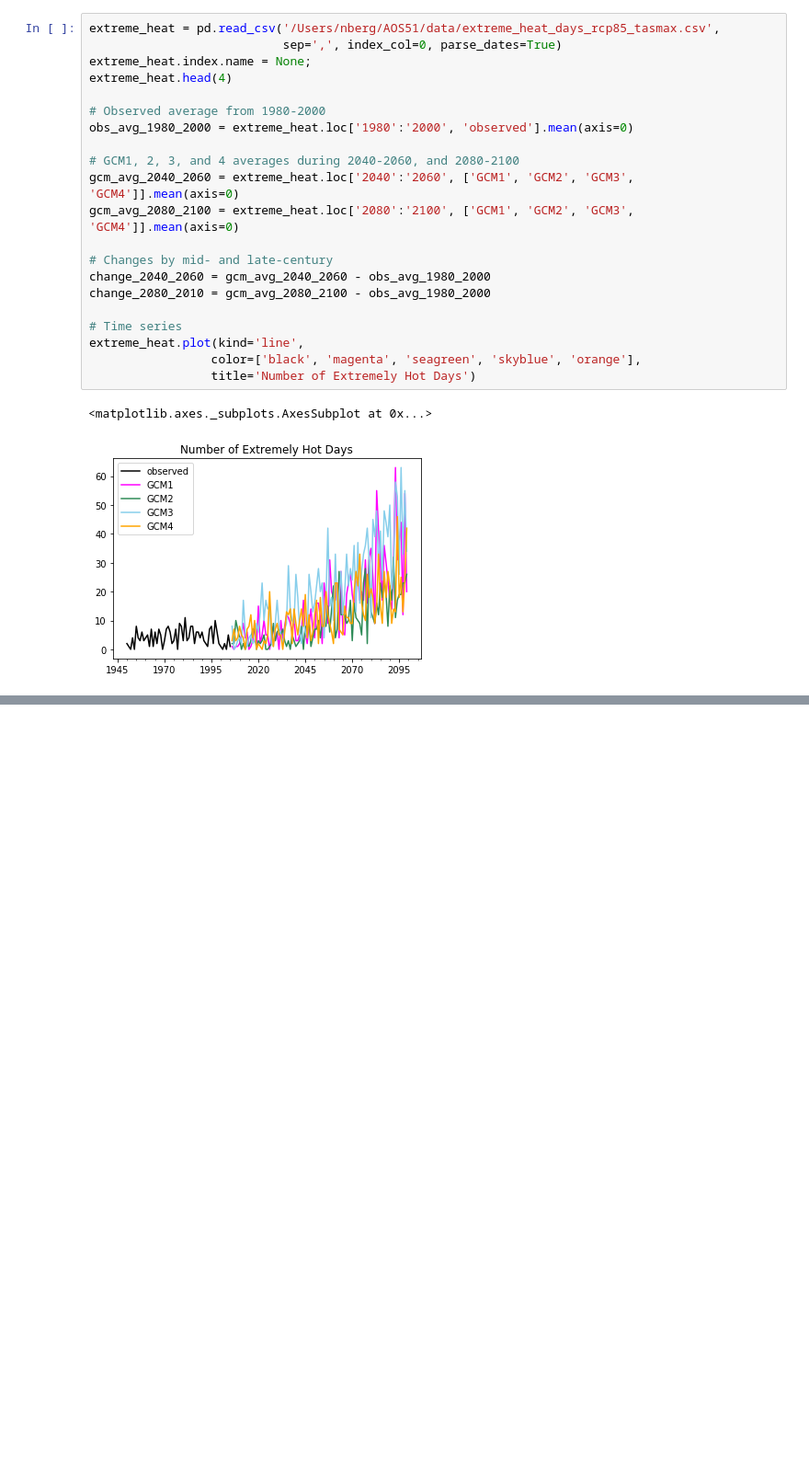
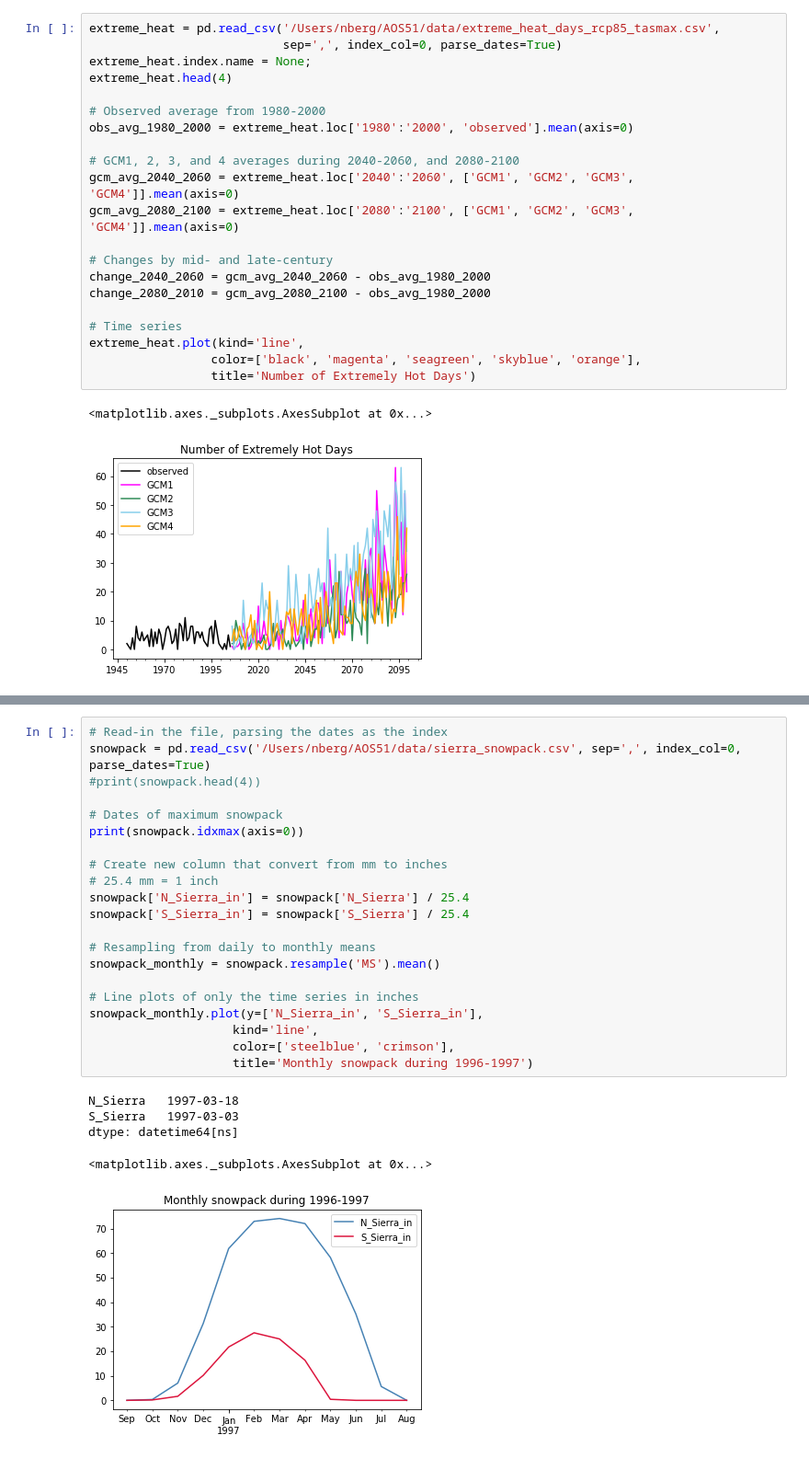
Before and after one commit to neil-berg/climate-data-analyses, a Jupyter notebook: lectures/AOS51_2019W_#2_KEY.ipynb, the cells around one changed output, grey strips where cells are left out. Shown: that part at 92% size. Saved outputs shown, nothing was run; the diff lists cells and outputs as text; blank space fills up the shorter version.

Commit message:
through matplotlib

```diff
--- a/lectures/AOS51_2019W_#2_KEY.ipynb
+++ b/lectures/AOS51_2019W_#2_KEY.ipynb
@@ -705,0 +725,27 @@ extreme_heat.plot(kind='line',
+# %%
+# Read-in the file, parsing the dates as the index
+snowpack = pd.read_csv('/Users/nberg/AOS51/data/sierra_snowpack.csv', sep=',', index_col=0, parse_dates=True)
+#print(snowpack.head(4))
+
+# Dates of maximum snowpack
+print(snowpack.idxmax(axis=0))
+
+# Create new column that convert from mm to inches
+# 25.4 mm = 1 inch
+snowpack['N_Sierra_in'] = snowpack['N_Sierra'] / 25.4
+snowpack['S_Sierra_in'] = snowpack['S_Sierra'] / 25.4
+
+# Resampling from daily to monthly means
+snowpack_monthly = snowpack.resample('MS').mean()
+
+# Line plots of only the time series in inches
+snowpack_monthly.plot(y=['N_Sierra_in', 'S_Sierra_in'],
+                    kind='line',
+                    color=['steelblue', 'crimson'],
+                    title='Monthly snowpack during 1996-1997')
+# %% [output]
+N_Sierra   1997-03-18
+S_Sierra   1997-03-03
+dtype: datetime64[ns]
+<matplotlib.axes._subplots.AxesSubplot at 0x...>
+[figure, added]
```
Also changed, not shown: parts of 18 cells of this notebook.
